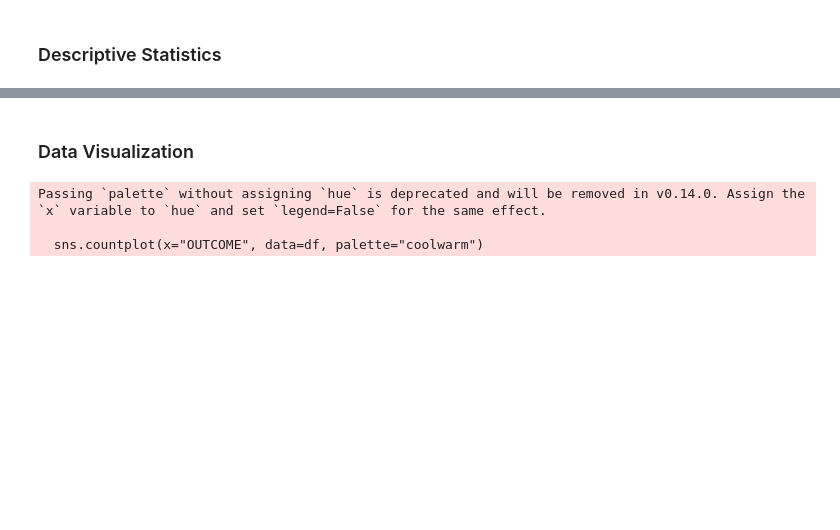
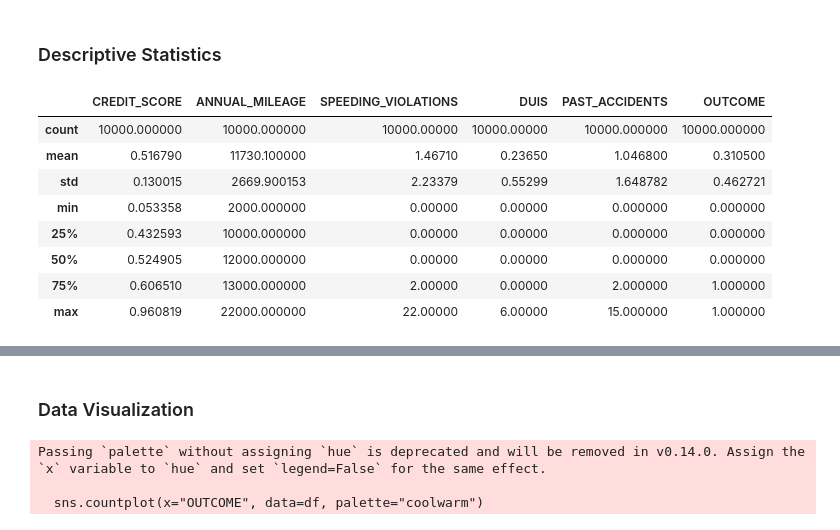
Before and after one commit to voinskyi/Data-Science-Camp-Tasks, a Jupyter notebook: Home_Task_4/home_task_visualization.ipynb, the cells around one changed output, grey strips where cells are left out. Saved outputs shown, nothing was run; the diff lists cells and outputs as text; code cells hidden in the pictures; blank space fills up the shorter version.

```diff
--- a/Home_Task_4/home_task_visualization.ipynb
+++ b/Home_Task_4/home_task_visualization.ipynb
@@ -32,4 +32,17 @@ df.head()
 | 4 | 26-39 | male | majority | 10-19y | none | working class | 0.388366 | 1.0 | ... |
 # %% [markdown]
 ### Descriptive Statistics
+# %%
+# Statistics for numerical columns
+df.describe()
+# %% [output]
+|  | CREDIT_SCORE | ANNUAL_MILEAGE | SPEEDING_VIOLATIONS | DUIS | PAST_ACCIDENTS | OUTCOME |
+| count | 10000.000000 | 10000.000000 | 10000.00000 | 10000.00000 | 10000.000000 | 10000.000000 |
+| mean | 0.516790 | 11730.100000 | 1.46710 | 0.23650 | 1.046800 | 0.310500 |
+| std | 0.130015 | 2669.900153 | 2.23379 | 0.55299 | 1.648782 | 0.462721 |
+| min | 0.053358 | 2000.000000 | 0.00000 | 0.00000 | 0.000000 | 0.000000 |
+| 25% | 0.432593 | 10000.000000 | 0.00000 | 0.00000 | 0.000000 | 0.000000 |
+| 50% | 0.524905 | 12000.000000 | 0.00000 | 0.00000 | 0.000000 | 0.000000 |
+| 75% | 0.606510 | 13000.000000 | 2.00000 | 0.00000 | 2.000000 | 1.000000 |
+| max | 0.960819 | 22000.000000 | 22.00000 | 6.00000 | 15.000000 | 1.000000 |
 # %%
```
Also changed, not shown: parts of 2 cells of this notebook, 1 other file.
